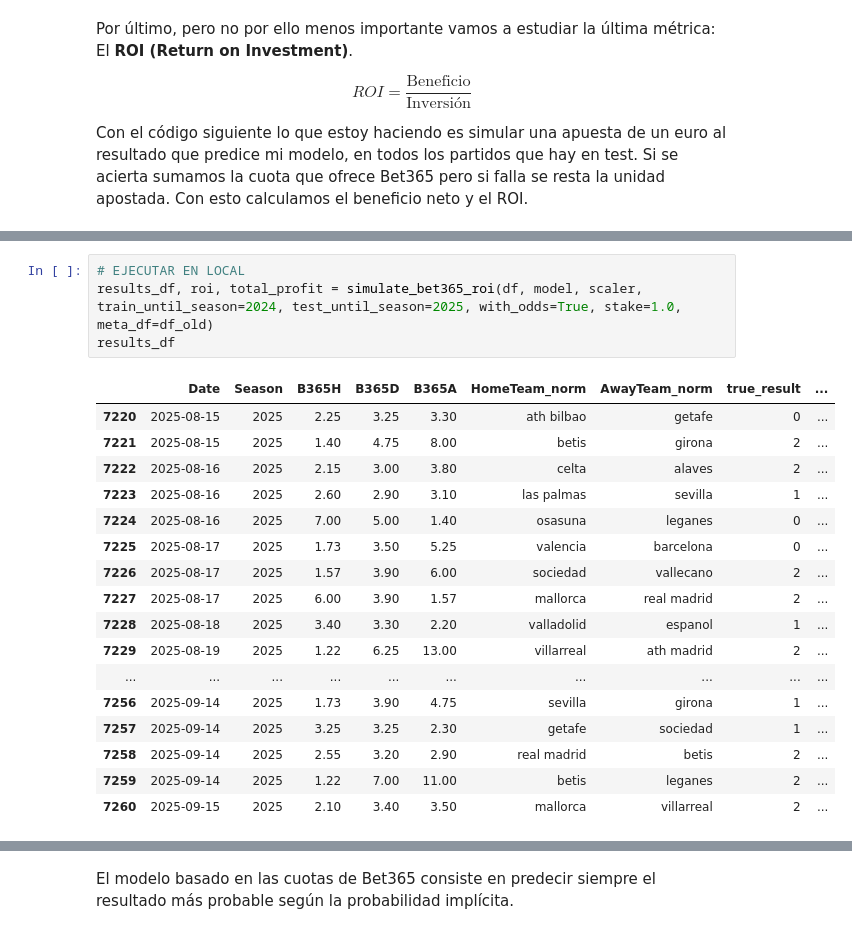
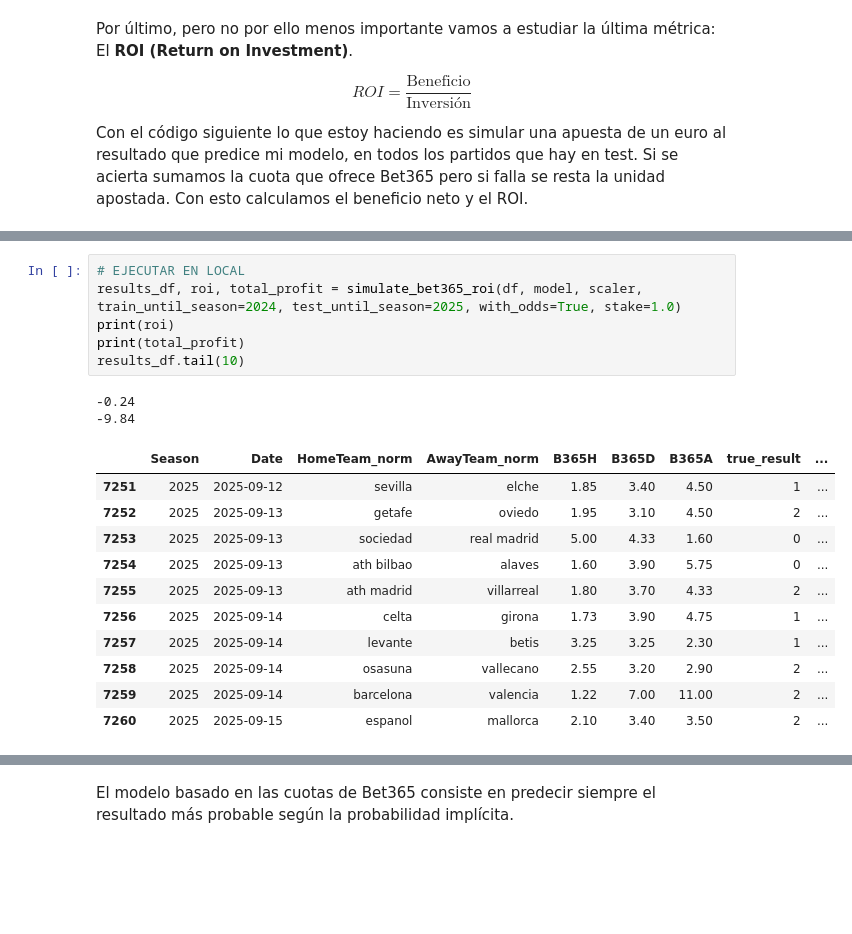
Before and after one commit to manuferrod/laliga-predictor-engine, a Jupyter notebook: notebooks/MODELOS.ipynb, the cells around one changed output, grey strips where cells are left out. Saved outputs shown, nothing was run; the diff lists cells and outputs as text; blank space fills up the shorter version.

```diff
--- a/notebooks/MODELOS.ipynb
+++ b/notebooks/MODELOS.ipynb
@@ -1770,22 +2162,20 @@ def simulate_bet365_roi(
 # %%
 # EJECUTAR EN LOCAL
-results_df, roi, total_profit = simulate_bet365_roi(df, model, scaler, train_until_season=2024, test_until_season=2025, with_odds=True, stake=1.0, meta_df=df_old)
-results_df
+results_df, roi, total_profit = simulate_bet365_roi(df, model, scaler, train_until_season=2024, test_until_season=2025, with_odds=True, stake=1.0)
+print(roi)
+print(total_profit)
+results_df.tail(10)
 # %% [output]
+-0.24
+-9.84
-|  | Date | Season | B365H | B365D | B365A | HomeTeam_norm | AwayTeam_norm | true_result | ... |
-| 7220 | 2025-08-15 | 2025 | 2.25 | 3.25 | 3.30 | ath bilbao | getafe | 0 | ... |
-| 7221 | 2025-08-15 | 2025 | 1.40 | 4.75 | 8.00 | betis | girona | 2 | ... |
-| 7222 | 2025-08-16 | 2025 | 2.15 | 3.00 | 3.80 | celta | alaves | 2 | ... |
-| 7223 | 2025-08-16 | 2025 | 2.60 | 2.90 | 3.10 | las palmas | sevilla | 1 | ... |
-| 7224 | 2025-08-16 | 2025 | 7.00 | 5.00 | 1.40 | osasuna | leganes | 0 | ... |
-| 7225 | 2025-08-17 | 2025 | 1.73 | 3.50 | 5.25 | valencia | barcelona | 0 | ... |
-| 7226 | 2025-08-17 | 2025 | 1.57 | 3.90 | 6.00 | sociedad | vallecano | 2 | ... |
-| 7227 | 2025-08-17 | 2025 | 6.00 | 3.90 | 1.57 | mallorca | real madrid | 2 | ... |
-| 7228 | 2025-08-18 | 2025 | 3.40 | 3.30 | 2.20 | valladolid | espanol | 1 | ... |
-| 7229 | 2025-08-19 | 2025 | 1.22 | 6.25 | 13.00 | villarreal | ath madrid | 2 | ... |
-| ... | ... | ... | ... | ... | ... | ... | ... | ... | ... |
-| 7256 | 2025-09-14 | 2025 | 1.73 | 3.90 | 4.75 | sevilla | girona | 1 | ... |
-| 7257 | 2025-09-14 | 2025 | 3.25 | 3.25 | 2.30 | getafe | sociedad | 1 | ... |
-| 7258 | 2025-09-14 | 2025 | 2.55 | 3.20 | 2.90 | real madrid | betis | 2 | ... |
-| 7259 | 2025-09-14 | 2025 | 1.22 | 7.00 | 11.00 | betis | leganes | 2 | ... |
-| 7260 | 2025-09-15 | 2025 | 2.10 | 3.40 | 3.50 | mallorca | villarreal | 2 | ... |
+|  | Season | Date | HomeTeam_norm | AwayTeam_norm | B365H | B365D | B365A | true_result | ... |
+| 7251 | 2025 | 2025-09-12 | sevilla | elche | 1.85 | 3.40 | 4.50 | 1 | ... |
+| 7252 | 2025 | 2025-09-13 | getafe | oviedo | 1.95 | 3.10 | 4.50 | 2 | ... |
+| 7253 | 2025 | 2025-09-13 | sociedad | real madrid | 5.00 | 4.33 | 1.60 | 0 | ... |
+| 7254 | 2025 | 2025-09-13 | ath bilbao | alaves | 1.60 | 3.90 | 5.75 | 0 | ... |
+| 7255 | 2025 | 2025-09-13 | ath madrid | villarreal | 1.80 | 3.70 | 4.33 | 2 | ... |
+| 7256 | 2025 | 2025-09-14 | celta | girona | 1.73 | 3.90 | 4.75 | 1 | ... |
+| 7257 | 2025 | 2025-09-14 | levante | betis | 3.25 | 3.25 | 2.30 | 1 | ... |
+| 7258 | 2025 | 2025-09-14 | osasuna | vallecano | 2.55 | 3.20 | 2.90 | 2 | ... |
+| 7259 | 2025 | 2025-09-14 | barcelona | valencia | 1.22 | 7.00 | 11.00 | 2 | ... |
+| 7260 | 2025 | 2025-09-15 | espanol | mallorca | 2.10 | 3.40 | 3.50 | 2 | ... |
```
Also changed, not shown: parts of 54 cells of this notebook.
